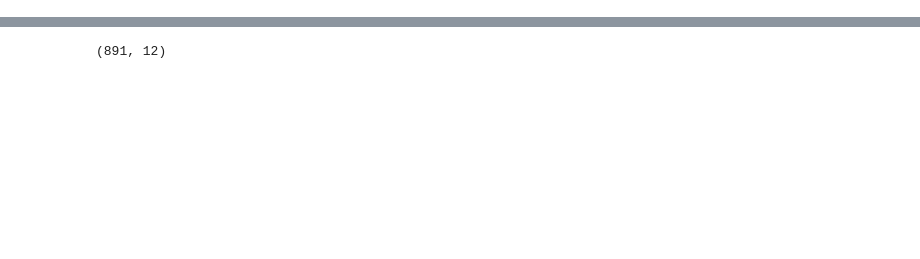
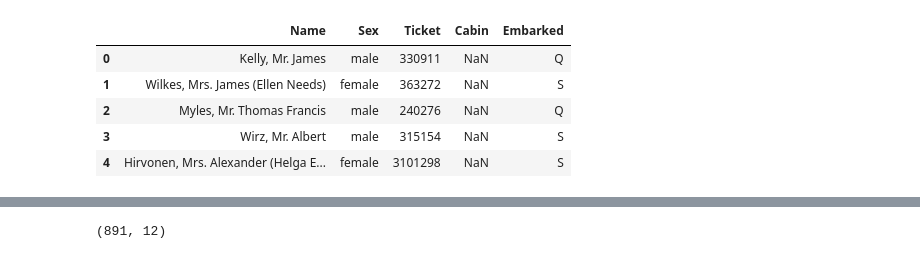
Before and after one commit to Justdek-code/data-science, a Jupyter notebook: titanic_practice/titanic_survived_classification.ipynb, the cells around one changed output, grey strips where cells are left out. Cells and saved outputs as stored; diff of their text form; code cells hidden in the pictures; blank space fills up the shorter version.

Commit message:
add discretizer pipeline, finally set up numerical pipeline, tested it on test dataset

```diff
--- a/titanic_practice/titanic_survived_classification.ipynb
+++ b/titanic_practice/titanic_survived_classification.ipynb
@@ -22,3 +22,20 @@ pd.set_option('max_columns', None)
 pd.set_option('display.max_rows', 200)
 pd.options.display.float_format = "{:,.2f}".format
 np.set_printoptions(formatter={'float': lambda x: "{0:0.2f}".format(x)})
+# %%
+test_df = pd.read_csv('test.csv')
+test_df_indeces = test_df.PassengerId
+# %%
+test_df = test_df.drop('PassengerId', axis=1)
+# %%
+test_numerical_data = test_df.select_dtypes(['int64', 'float64'])
+test_categorical_data = test_df.select_dtypes(['object'])
+# %%
+test_categorical_data.head()
+# %% [output]
+|  | Name | Sex | Ticket | Cabin | Embarked |
+| 0 | Kelly, Mr. James | male | 330911 | NaN | Q |
+| 1 | Wilkes, Mrs. James (Ellen Needs) | female | 363272 | NaN | S |
+| 2 | Myles, Mr. Thomas Francis | male | 240276 | NaN | Q |
+| 3 | Wirz, Mr. Albert | male | 315154 | NaN | S |
+| 4 | Hirvonen, Mrs. Alexander (Helga E... | female | 3101298 | NaN | S |
```
Also changed, not shown: parts of 14 cells of this notebook.
